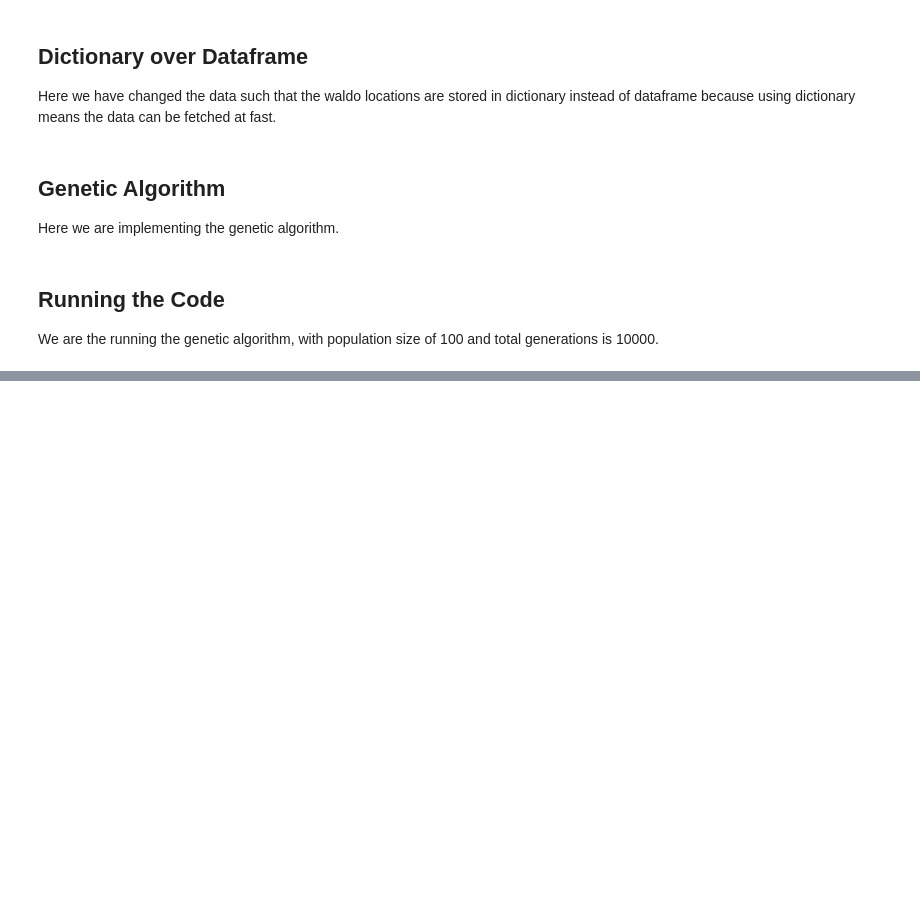
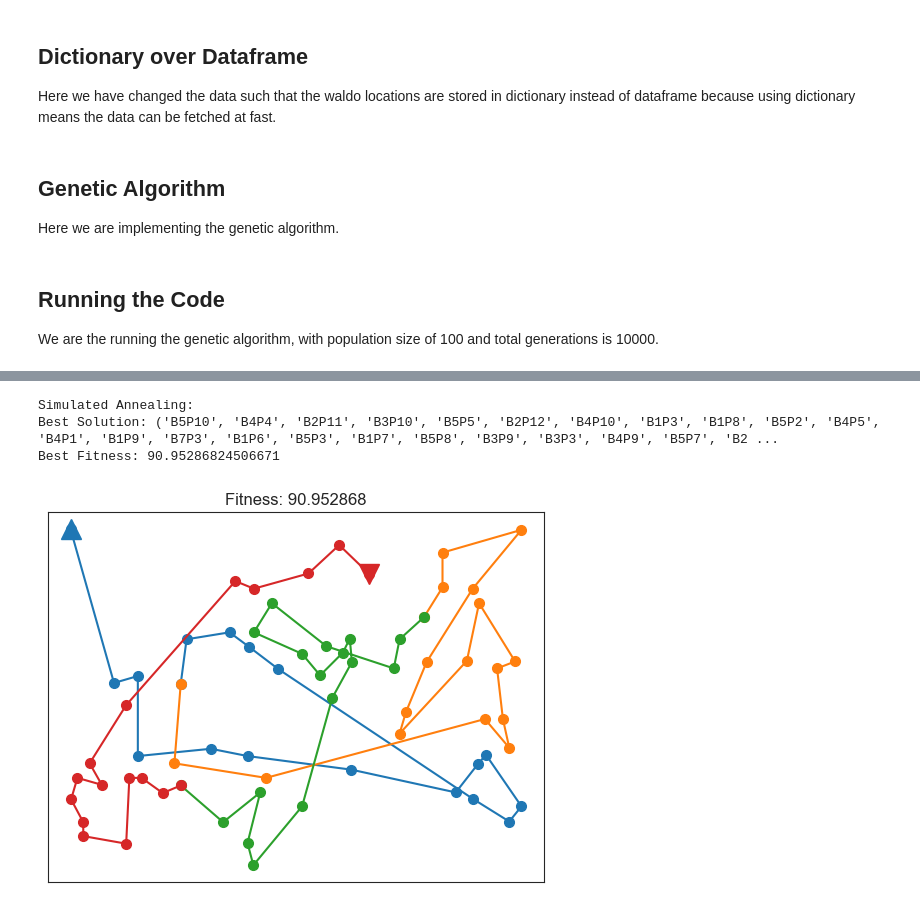
Before and after one commit to master-of-none/cs-545-ML-project, a Jupyter notebook: main.ipynb, the cells around one changed output, grey strips where cells are left out. Saved outputs shown, nothing was run; the diff lists cells and outputs as text; code cells hidden in the pictures; blank space fills up the shorter version.

Commit message:
added simulated annealing

```diff
--- a/main.ipynb
+++ b/main.ipynb
@@ -268 +268,57 @@ Generation 5000 Best Fitness is given as: 65.185882
 ... (10 outputs left out)
+# %%
+# Constants
+INITIAL_TEMPERATURE = 1000.0
+COOLING_RATE = 0.95
+
+def simulated_annealing(initial_solution, compute_fitness, generate_neighbor, max_iterations=10000):
+    current_solution = initial_solution
+    current_fitness = compute_fitness(current_solution)
+    best_solution = current_solution
+    best_fitness = current_fitness
+
+    temperature = INITIAL_TEMPERATURE
+
+    for iteration in range(max_iterations):
+        # Generate a neighboring solution
+        neighbor_solution = generate_neighbor(current_solution)
+        neighbor_fitness = compute_fitness(neighbor_solution)
+
+        # Accept the neighbor solution if it is better or with a probability based on temperature
+        if neighbor_fitness < current_fitness or random.uniform(0, 1) < math.exp((current_fitness - neighbor_fitness) / temperature):
+            current_solution = neighbor_solution
+            current_fitness = neighbor_fitness
+
+        # Update the best solution
+        if current_fitness < best_fitness:
+            best_solution = current_solution
+            best_fitness = current_fitness
+
+        # Cool down the temperature
+        temperature *= COOLING_RATE
+
+    return best_solution, best_fitness
+
+# Function to generate a neighboring solution by swapping two random locations
+def generate_neighbor(current_solution):
+    current_solution = list(current_solution)
+    index1, index2 = random.sample(range(len(current_solution)), 2)
+    current_solution[index1], current_solution[index2] = current_solution[index2], current_solution[index1]
+    return tuple(current_solution)
+
+# Run the Simulated Annealing algorithm
+initial_solution = generate_random_agent()  # Assuming you have a function to generate a random agent
+best_solution_sa, best_fitness_sa = simulated_annealing(initial_solution, compute_fitness, generate_neighbor)
+
+# Print the results
+print("Simulated Annealing:")
+print("Best Solution:", best_solution_sa)
+print("Best Fitness:", best_fitness_sa)
+
+# Plot the trajectory
+plot_trajectory(best_solution_sa)
+# %% [output]
+Simulated Annealing:
+Best Solution: ('B5P10', 'B4P4', 'B2P11', 'B3P10', 'B5P5', 'B2P12', 'B4P10', 'B1P3', 'B1P8', 'B5P2', 'B4P5', 'B4P1', 'B1P9', 'B7P3', 'B1P6', 'B5P3', 'B1P7', 'B5P8', 'B3P9', 'B3P3', 'B4P9', 'B5P7', 'B2 ...
+Best Fitness: 90.95286824506671
+[figure, added]
```
Also changed, not shown: parts of 1 cell of this notebook.
